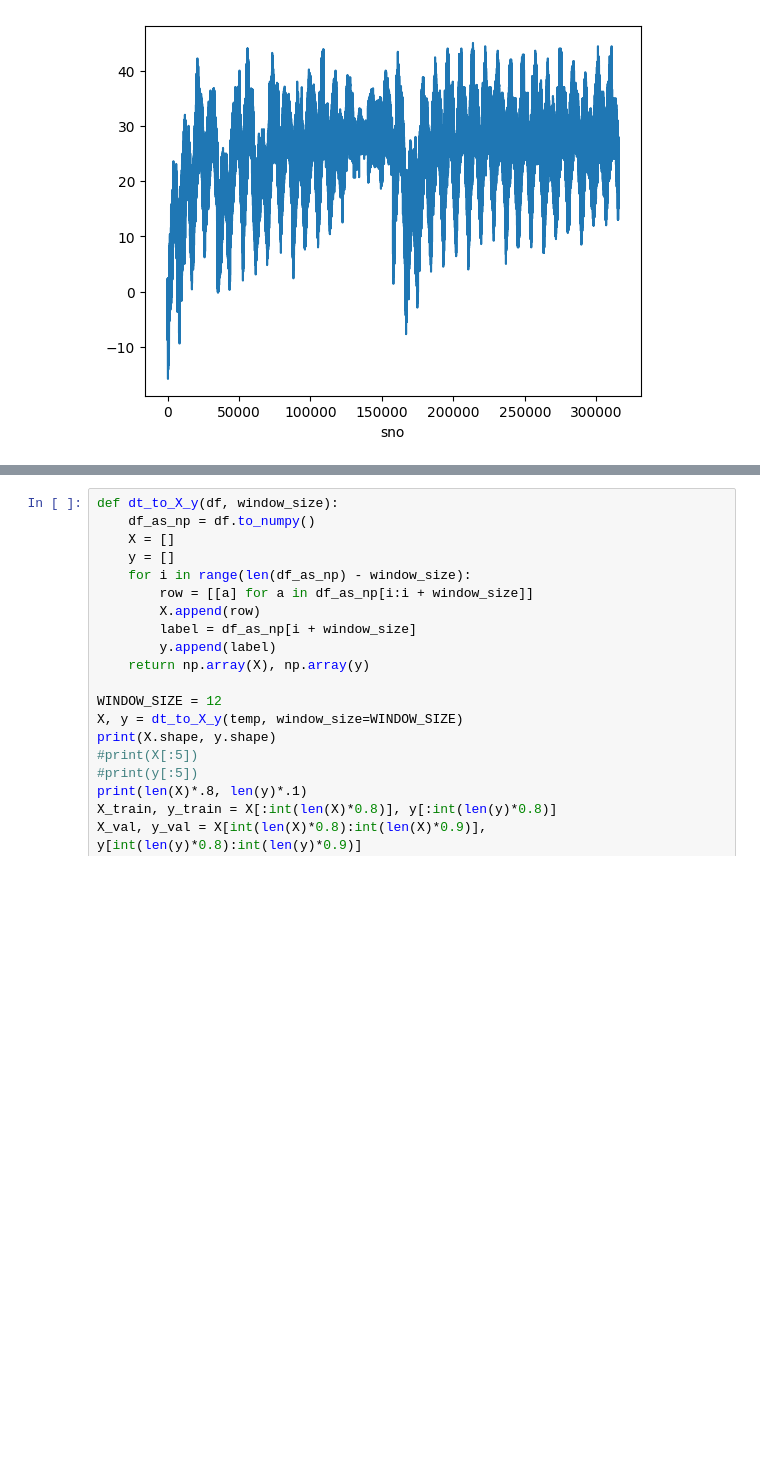
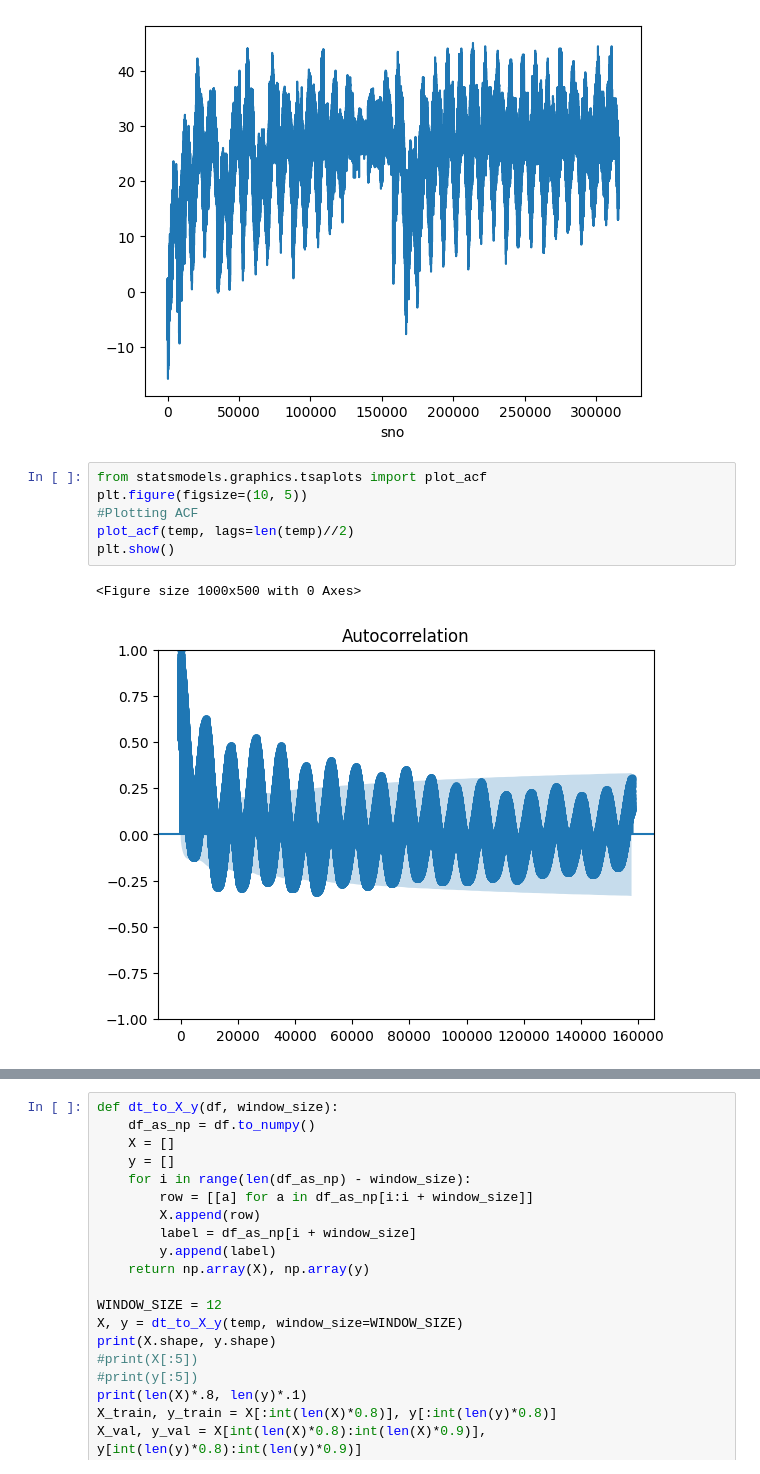
Before and after one commit to vipulhld001/flower, a Jupyter notebook: Weather/try.ipynb, the cells around one changed output, grey strips where cells are left out. Saved outputs shown, nothing was run; the diff lists cells and outputs as text; blank space fills up the shorter version.

```diff
--- a/Weather/try.ipynb
+++ b/Weather/try.ipynb
@@ -53,3 +53,12 @@ temp.plot()
 # %% [output]
 <Axes: xlabel='sno'>
 [figure]
+# %%
+from statsmodels.graphics.tsaplots import plot_acf
+plt.figure(figsize=(10, 5))
+#Plotting ACF
+plot_acf(temp, lags=len(temp)//2)
+plt.show()
+# %% [output]
+<Figure size 1000x500 with 0 Axes>
+[figure, added]
```
Also changed, not shown: parts of 12 cells of this notebook, 2 other files.
